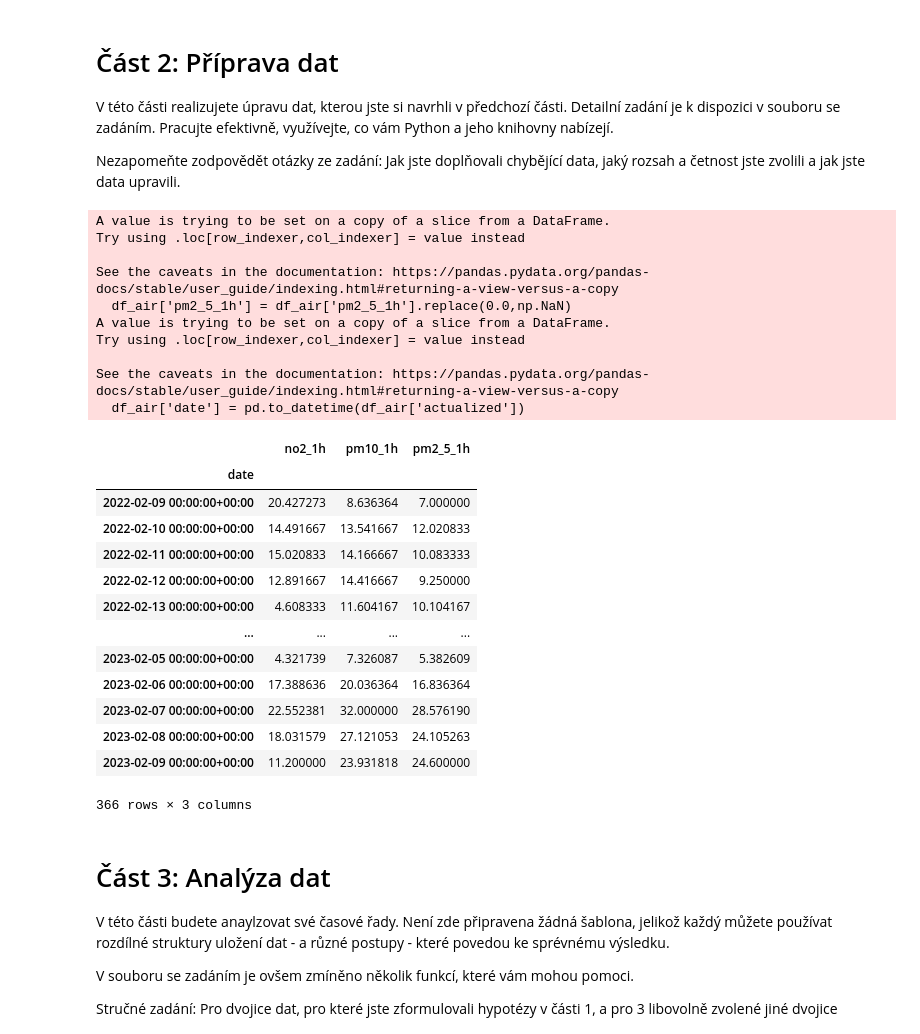
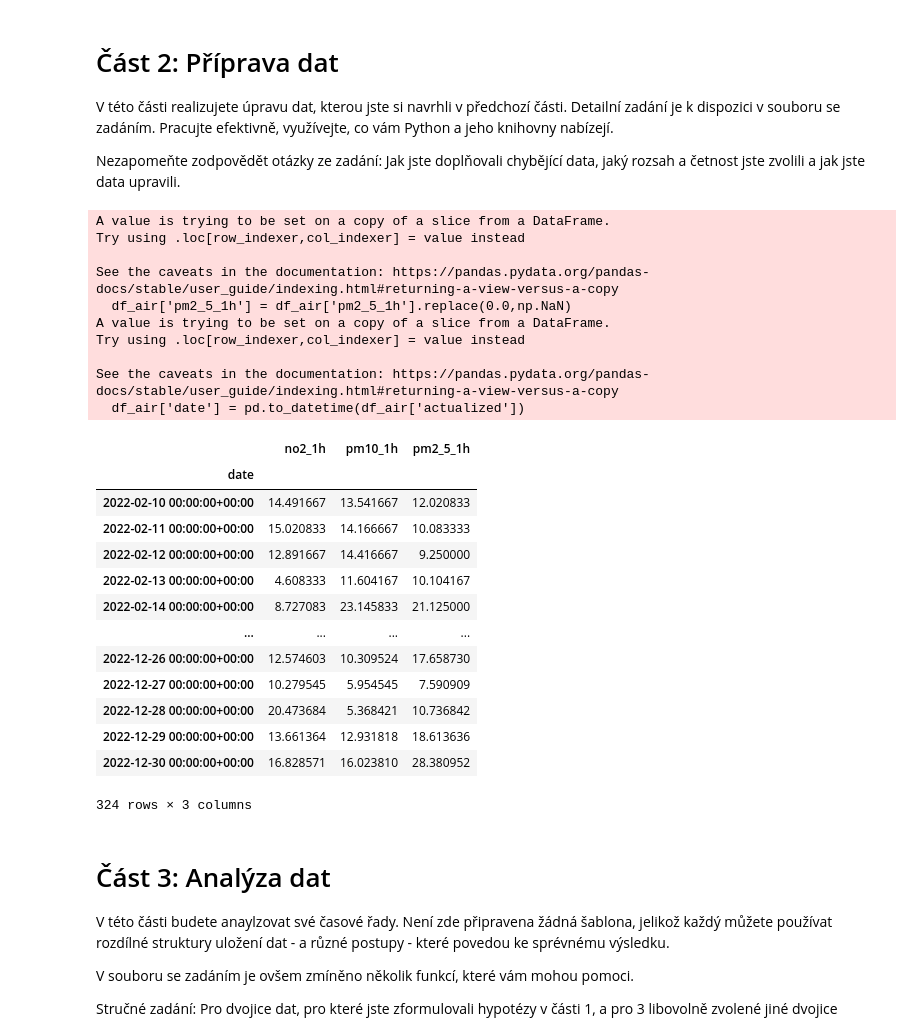
Before and after one commit to Matiak/TOI, a Jupyter notebook: TOI2023.ipynb, the cells around one changed output. Drawn from its saved outputs; the diff is of its cells as text; code cells hidden in the pictures.

```diff
--- a/TOI2023.ipynb
+++ b/TOI2023.ipynb
@@ -410,47 +410,47 @@ df_air['date'] = pd.to_datetime(df_air['actualized'])
 df_air = df_air.sort_values('date', ascending = True)
 df_air = df_air.set_index('date')
 df_air.interpolate(inplace=True)
-df_air['2022-02-10':'2022-12-30']
+df_air = df_air['2022-02-10':'2022-12-30']
 del df_air['X']
 del df_air['Y']
 del df_air['lat']
 del df_air['lon']
 del df_air['so2_1h']
 del df_air['co_8h']
 del df_air['pm10_24h']
 del df_air['o3_1h']
 del df_air['objectid']
 del df_air['code']
 del df_air['name']
 del df_air['owner']
 del df_air['globalid']
 del df_air['actualized']
 df_air.resample("D").mean()
 # %% [output]
 A value is trying to be set on a copy of a slice from a DataFrame.
 Try using .loc[row_indexer,col_indexer] = value instead
 
 See the caveats in the documentation: https://pandas.pydata.org/pandas-docs/stable/user_guide/indexing.html#returning-a-view-versus-a-copy
   df_air['pm2_5_1h'] = df_air['pm2_5_1h'].replace(0.0,np.NaN)
 A value is trying to be set on a copy of a slice from a DataFrame.
 Try using .loc[row_indexer,col_indexer] = value instead
 
 See the caveats in the documentation: https://pandas.pydata.org/pandas-docs/stable/user_guide/indexing.html#returning-a-view-versus-a-copy
   df_air['date'] = pd.to_datetime(df_air['actualized'])
 |  | no2_1h | pm10_1h | pm2_5_1h |
 | date |  |  |  |
-| 2022-02-09 00:00:00+00:00 | 20.427273 | 8.636364 | 7.000000 |
 | 2022-02-10 00:00:00+00:00 | 14.491667 | 13.541667 | 12.020833 |
 | 2022-02-11 00:00:00+00:00 | 15.020833 | 14.166667 | 10.083333 |
 | 2022-02-12 00:00:00+00:00 | 12.891667 | 14.416667 | 9.250000 |
 | 2022-02-13 00:00:00+00:00 | 4.608333 | 11.604167 | 10.104167 |
+| 2022-02-14 00:00:00+00:00 | 8.727083 | 23.145833 | 21.125000 |
 | ... | ... | ... | ... |
-| 2023-02-05 00:00:00+00:00 | 4.321739 | 7.326087 | 5.382609 |
-| 2023-02-06 00:00:00+00:00 | 17.388636 | 20.036364 | 16.836364 |
-| 2023-02-07 00:00:00+00:00 | 22.552381 | 32.000000 | 28.576190 |
-| 2023-02-08 00:00:00+00:00 | 18.031579 | 27.121053 | 24.105263 |
-| 2023-02-09 00:00:00+00:00 | 11.200000 | 23.931818 | 24.600000 |
+| 2022-12-26 00:00:00+00:00 | 12.574603 | 10.309524 | 17.658730 |
+| 2022-12-27 00:00:00+00:00 | 10.279545 | 5.954545 | 7.590909 |
+| 2022-12-28 00:00:00+00:00 | 20.473684 | 5.368421 | 10.736842 |
+| 2022-12-29 00:00:00+00:00 | 13.661364 | 12.931818 | 18.613636 |
+| 2022-12-30 00:00:00+00:00 | 16.828571 | 16.023810 | 28.380952 |
-366 rows × 3 columns
+324 rows × 3 columns
 # %% [markdown]
 # Část 3: Analýza dat
 
```
Also changed, not shown: parts of 2 cells of this notebook.
